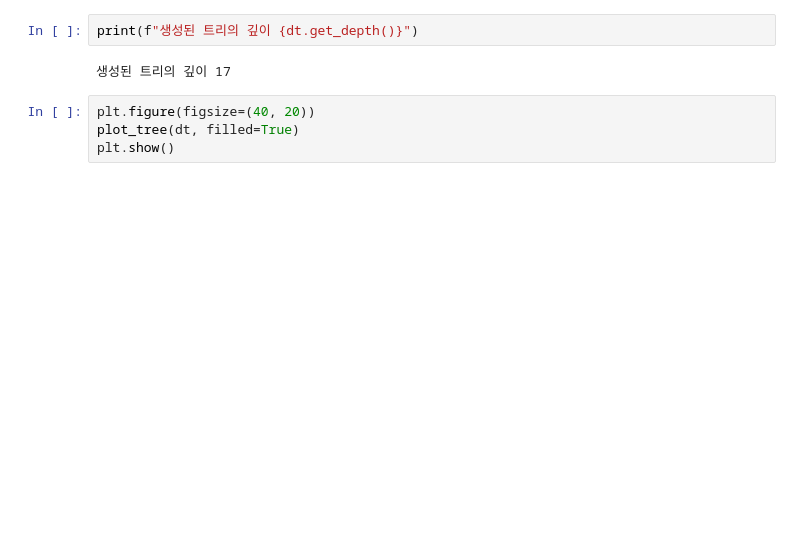
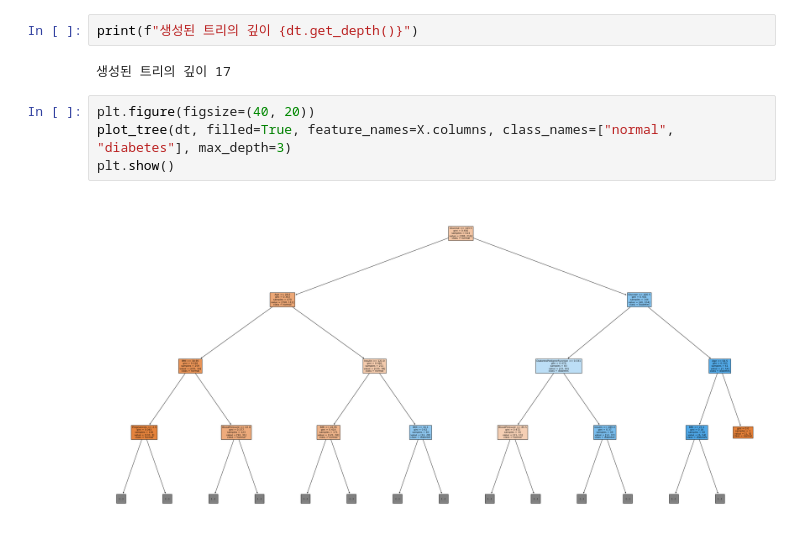
Before and after one commit to JangWoojun/Machine-Learning, a Jupyter notebook: 당뇨병분류.ipynb, the cells around one changed output. Drawn from its saved outputs; the diff is of its cells as text; blank space fills up the shorter version.

```diff
--- a/당뇨병분류.ipynb
+++ b/당뇨병분류.ipynb
@@ -249,5 +249,7 @@ print(f"생성된 트리의 깊이 {dt.get_depth()}")
 생성된 트리의 깊이 17
 # %%
 plt.figure(figsize=(40, 20))
-plot_tree(dt, filled=True)
+plot_tree(dt, filled=True, feature_names=X.columns, class_names=["normal", "diabetes"], max_depth=3)
 plt.show()
+# %% [output]
+[figure, added]
```
Also changed, not shown: parts of 21 cells of this notebook.
